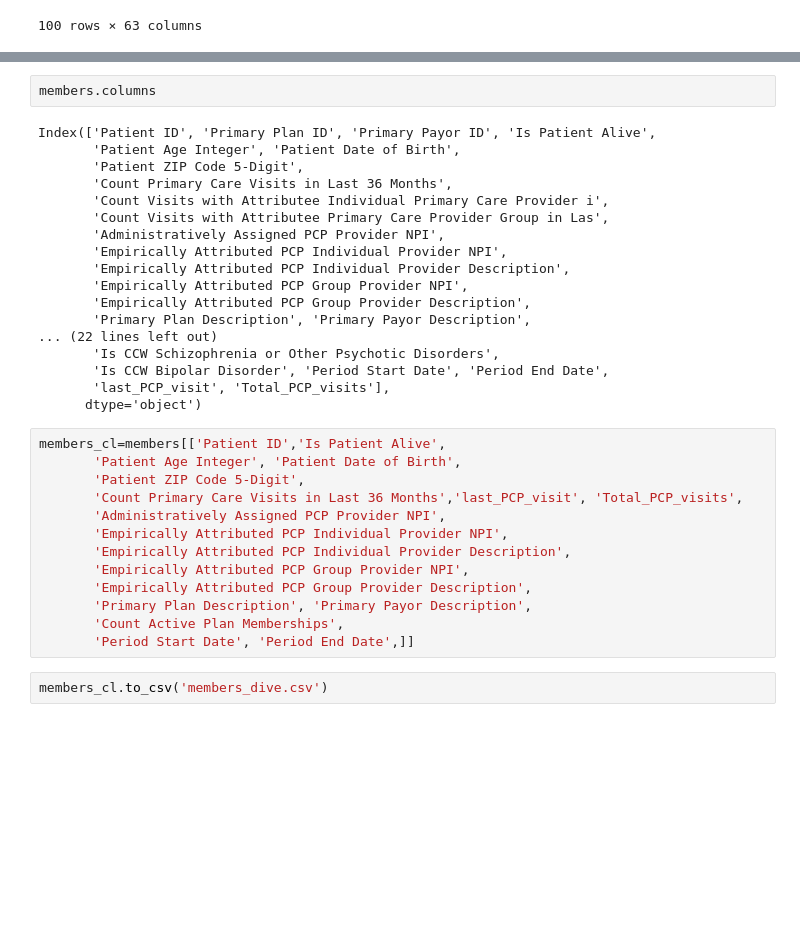
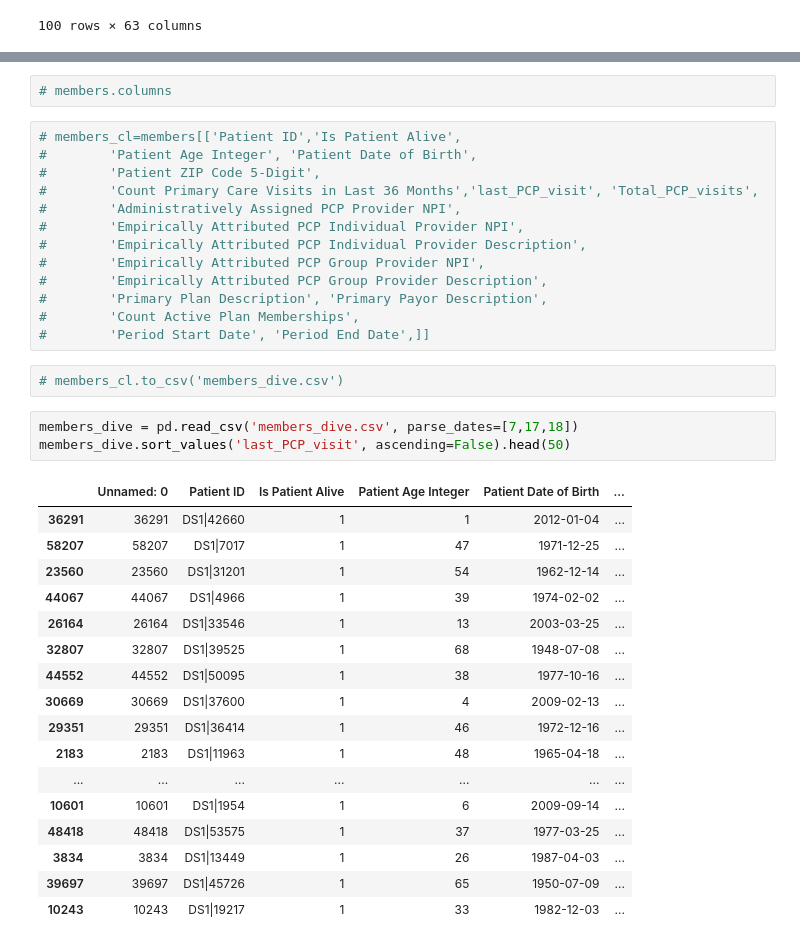
Before and after one commit to simon-mack/hospital_readmission_analysis, a Jupyter notebook: Notebooks/Ursa_pca_Question 5.ipynb, the cells around one changed output, grey strips where cells are left out. Cells and saved outputs as stored; diff of their text form; blank space fills up the shorter version.

```diff
--- a/Notebooks/Ursa_pca_Question 5.ipynb
+++ b/Notebooks/Ursa_pca_Question 5.ipynb
@@ -106,35 +74,38 @@ members.sort_values(by ="last_PCP_visit", ascending=False)
 # %%
-members.columns
+# members.columns
-# %% [output]
-Index(['Patient ID', 'Primary Plan ID', 'Primary Payor ID', 'Is Patient Alive',
-       'Patient Age Integer', 'Patient Date of Birth',
-       'Patient ZIP Code 5-Digit',
-       'Count Primary Care Visits in Last 36 Months',
-       'Count Visits with Attributee Individual Primary Care Provider i',
-       'Count Visits with Attributee Primary Care Provider Group in Las',
-       'Administratively Assigned PCP Provider NPI',
-       'Empirically Attributed PCP Individual Provider NPI',
-       'Empirically Attributed PCP Individual Provider Description',
-       'Empirically Attributed PCP Group Provider NPI',
-       'Empirically Attributed PCP Group Provider Description',
-       'Primary Plan Description', 'Primary Payor Description',
-... (22 lines left out)
-       'Is CCW Schizophrenia or Other Psychotic Disorders',
-       'Is CCW Bipolar Disorder', 'Period Start Date', 'Period End Date',
-       'last_PCP_visit', 'Total_PCP_visits'],
-      dtype='object')
 # %%
-members_cl=members[['Patient ID','Is Patient Alive',
-       'Patient Age Integer', 'Patient Date of Birth',
-       'Patient ZIP Code 5-Digit',
-       'Count Primary Care Visits in Last 36 Months','last_PCP_visit', 'Total_PCP_visits',
-       'Administratively Assigned PCP Provider NPI',
-       'Empirically Attributed PCP Individual Provider NPI',
-       'Empirically Attributed PCP Individual Provider Description',
-       'Empirically Attributed PCP Group Provider NPI',
-       'Empirically Attributed PCP Group Provider Description',
-       'Primary Plan Description', 'Primary Payor Description',
-       'Count Active Plan Memberships',
-       'Period Start Date', 'Period End Date',]]
+# members_cl=members[['Patient ID','Is Patient Alive',
+#        'Patient Age Integer', 'Patient Date of Birth',
+#        'Patient ZIP Code 5-Digit',
+#        'Count Primary Care Visits in Last 36 Months','last_PCP_visit', 'Total_PCP_visits',
+#        'Administratively Assigned PCP Provider NPI',
+#        'Empirically Attributed PCP Individual Provider NPI',
+#        'Empirically Attributed PCP Individual Provider Description',
+#        'Empirically Attributed PCP Group Provider NPI',
+#        'Empirically Attributed PCP Group Provider Description',
+#        'Primary Plan Description', 'Primary Payor Description',
+#        'Count Active Plan Memberships',
+#        'Period Start Date', 'Period End Date',]]
 # %%
-members_cl.to_csv('members_dive.csv')
+# members_cl.to_csv('members_dive.csv')
+# %%
+members_dive = pd.read_csv('members_dive.csv', parse_dates=[7,17,18])
+members_dive.sort_values('last_PCP_visit', ascending=False).head(50)
+# %% [output]
+|  | Unnamed: 0 | Patient ID | Is Patient Alive | Patient Age Integer | Patient Date of Birth | ... |
+| 36291 | 36291 | DS1|42660 | 1 | 1 | 2012-01-04 | ... |
+| 58207 | 58207 | DS1|7017 | 1 | 47 | 1971-12-25 | ... |
+| 23560 | 23560 | DS1|31201 | 1 | 54 | 1962-12-14 | ... |
+| 44067 | 44067 | DS1|4966 | 1 | 39 | 1974-02-02 | ... |
+| 26164 | 26164 | DS1|33546 | 1 | 13 | 2003-03-25 | ... |
+| 32807 | 32807 | DS1|39525 | 1 | 68 | 1948-07-08 | ... |
+| 44552 | 44552 | DS1|50095 | 1 | 38 | 1977-10-16 | ... |
+| 30669 | 30669 | DS1|37600 | 1 | 4 | 2009-02-13 | ... |
+| 29351 | 29351 | DS1|36414 | 1 | 46 | 1972-12-16 | ... |
+| 2183 | 2183 | DS1|11963 | 1 | 48 | 1965-04-18 | ... |
+| ... | ... | ... | ... | ... | ... | ... |
+| 10601 | 10601 | DS1|1954 | 1 | 6 | 2009-09-14 | ... |
+| 48418 | 48418 | DS1|53575 | 1 | 37 | 1977-03-25 | ... |
+| 3834 | 3834 | DS1|13449 | 1 | 26 | 1987-04-03 | ... |
+| 39697 | 39697 | DS1|45726 | 1 | 65 | 1950-07-09 | ... |
+| 10243 | 10243 | DS1|19217 | 1 | 33 | 1982-12-03 | ... |
```
Also changed, not shown: parts of 13 cells of this notebook.
